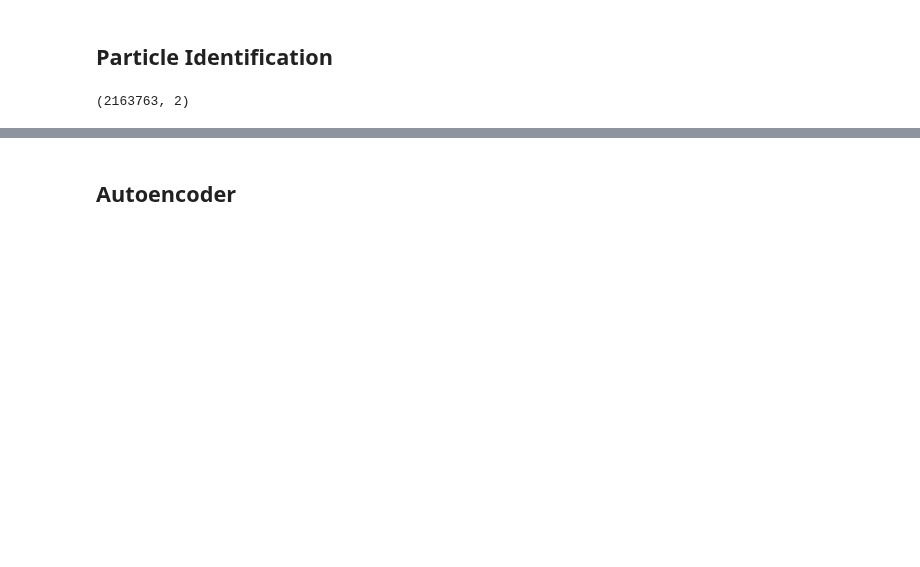
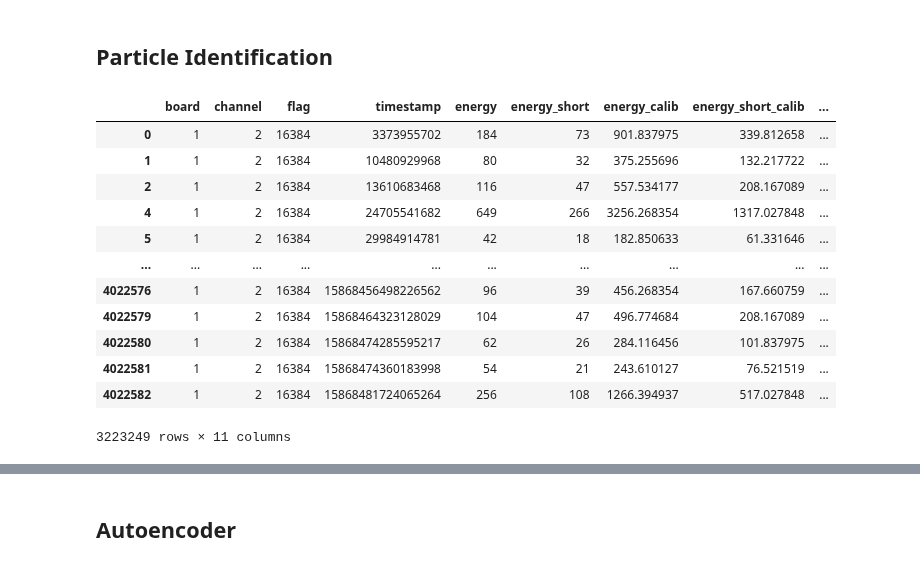
Before and after one commit to niklai99/advanced-laboratory, a Jupyter notebook: beam-analysis/particle-identification.ipynb, the cells around one changed output, grey strips where cells are left out. Saved outputs shown, nothing was run; the diff lists cells and outputs as text; code cells hidden in the pictures; blank space fills up the shorter version.

```diff
--- a/beam-analysis/particle-identification.ipynb
+++ b/beam-analysis/particle-identification.ipynb
@@ -206,7 +206,2 @@ plt.show()
 # %% [markdown]
 ## Particle Identification
-# %%
-data = np.array([data_clyc["energy"], data_clyc["psd"]]).T
-data.shape
-# %% [output]
-(2163763, 2)
@@ -221 +208,19 @@ subsets = [
+# %%
+# assign an id to each point to keep track of it
+data_clyc["id"] = np.arange(len(data_clyc))
+data_clyc
+# %% [output]
+|  | board | channel | flag | timestamp | energy | energy_short | energy_calib | energy_short_calib | ... |
+| 0 | 1 | 2 | 16384 | 3373955702 | 184 | 73 | 901.837975 | 339.812658 | ... |
+| 1 | 1 | 2 | 16384 | 10480929968 | 80 | 32 | 375.255696 | 132.217722 | ... |
+| 2 | 1 | 2 | 16384 | 13610683468 | 116 | 47 | 557.534177 | 208.167089 | ... |
+| 4 | 1 | 2 | 16384 | 24705541682 | 649 | 266 | 3256.268354 | 1317.027848 | ... |
+| 5 | 1 | 2 | 16384 | 29984914781 | 42 | 18 | 182.850633 | 61.331646 | ... |
+| ... | ... | ... | ... | ... | ... | ... | ... | ... | ... |
+| 4022576 | 1 | 2 | 16384 | 15868456498226562 | 96 | 39 | 456.268354 | 167.660759 | ... |
+| 4022579 | 1 | 2 | 16384 | 15868464323128029 | 104 | 47 | 496.774684 | 208.167089 | ... |
+| 4022580 | 1 | 2 | 16384 | 15868474285595217 | 62 | 26 | 284.116456 | 101.837975 | ... |
+| 4022581 | 1 | 2 | 16384 | 15868474360183998 | 54 | 21 | 243.610127 | 76.521519 | ... |
+| 4022582 | 1 | 2 | 16384 | 15868481724065264 | 256 | 108 | 1266.394937 | 517.027848 | ... |
+3223249 rows × 11 columns
 # %%
```
Also changed, not shown: parts of 20 cells of this notebook, 9 other files.
